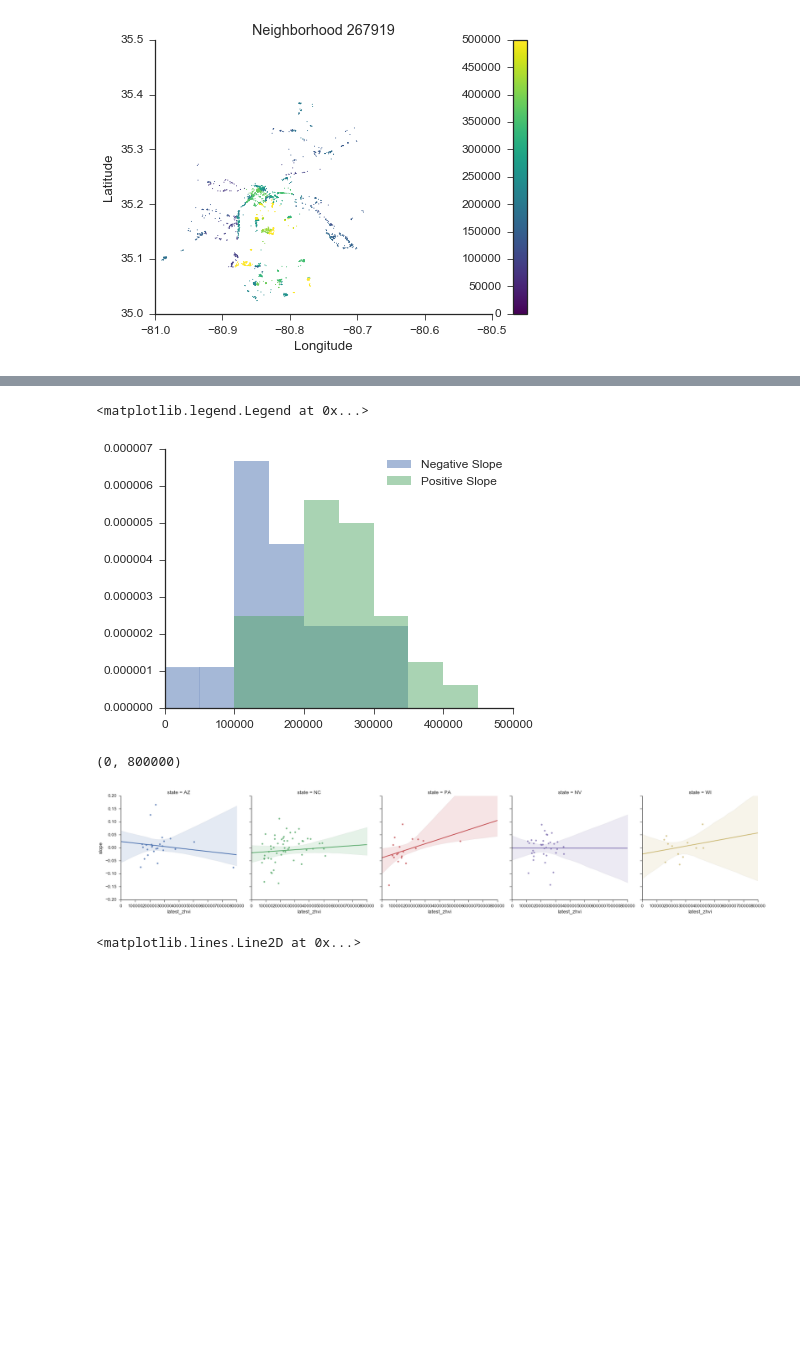
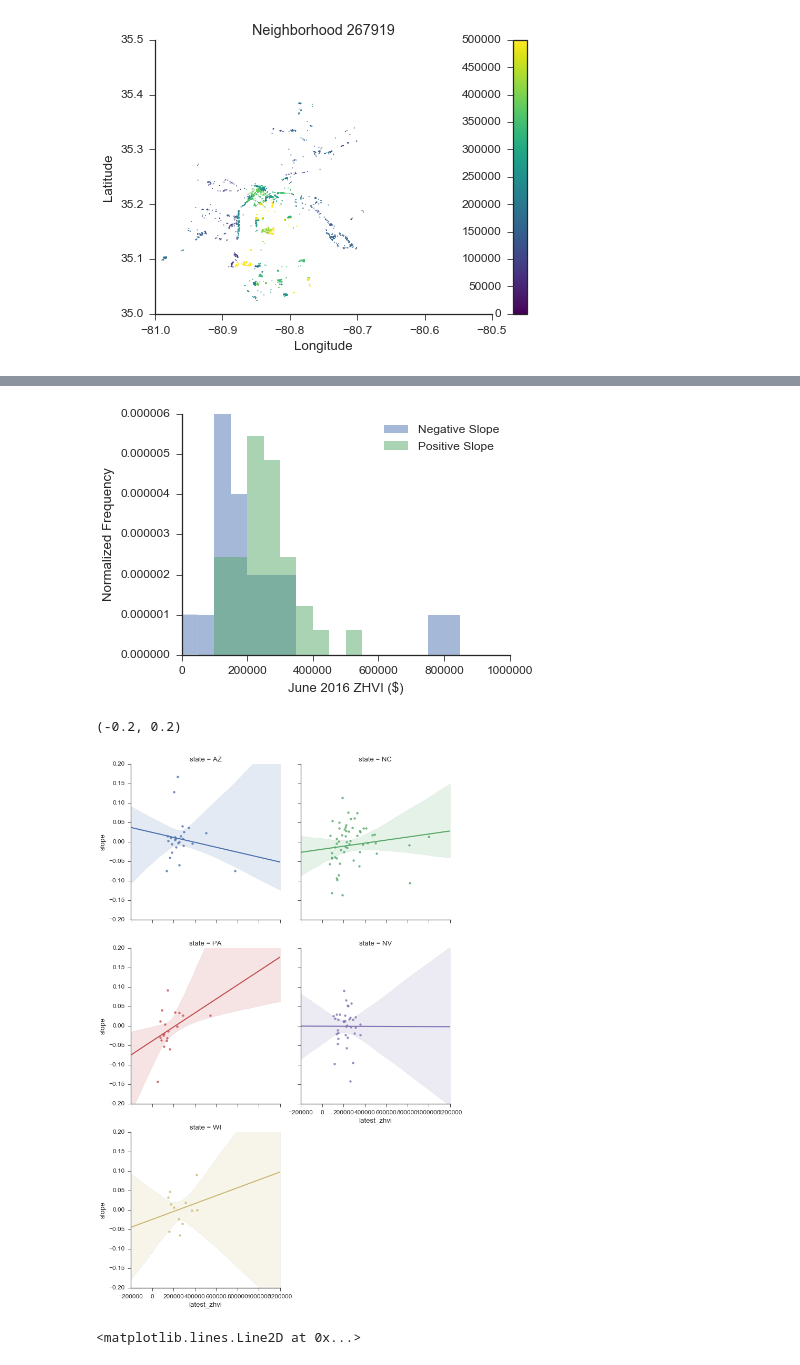
Before and after one commit to zihaoxu/jac_project, a Jupyter notebook: yelp_zillow.ipynb, the cells around one changed output, grey strips where cells are left out. Drawn from its saved outputs; the diff is of its cells as text; code cells hidden in the pictures; blank space fills up the shorter version.

```diff
--- a/yelp_zillow.ipynb
+++ b/yelp_zillow.ipynb
@@ -134,7 +134,7 @@ d['R'].head()
 The first operation we will perform is the filtration of the data, to only include certain neighborhoods, businesses, and users. We usually want to apply filters to remove users and businesses with a small number of reviews.
 # %%
 #begin filtration of data based on multiple criteria
-min_reviews_per_business = 5
+min_reviews_per_business = 10
 min_reviews_per_user = 1
 min_business_per_neighborhood = 20
 
@@ -471,7 +471,7 @@ fit_params = pd.DataFrame(fit_params)
 bus_fit_params = defaultdict(list)
 
 
-for ids in np.unique(d['B']['business_id']): #for the unique business IDs
+for ids in np.unique(d['B']['business_id'])[0:100]: #for the unique business IDs
     r = d['R'][d['R']['business_id'] == ids]
     wls = sm.WLS(r['stars'], sm.add_constant(r['year'])).fit()
 
@@ -479,6 +479,8 @@ for ids in np.unique(d['B']['business_id']): #for the unique business IDs
     bus_fit_params['slope'].append(wls.params['year'])
     bus_fit_params['p_value'].append(wls.pvalues['year'])
     bus_fit_params['slope_err'].append(wls.bse['year'])
+    bus_fit_params['min_year'].append(min(r['year']))
+    bus_fit_params['max_year'].append(max(r['year']))
 
     #plt.figure()
     #plt.scatter(r['year'], r['stars'])
@@ -569,21 +576,24 @@ plt.xlabel('June 2016 ZHVI ($)')
 [figure]
 # %%
 plt.hist(d['NS'][(d['NS']['c_hyp'] == True) & (d['NS']['slope'] < 0)]['latest_zhvi'],\
-         normed = True, range = [0,500000], lw = 0, bins = 10, alpha = 0.5, label = 'Negative Slope')
+         normed = True, range = [0,1000000], lw = 0, bins = 20, alpha = 0.5, label = 'Negative Slope')
 plt.hist(d['NS'][(d['NS']['c_hyp'] == True) & (d['NS']['slope'] > 0)]['latest_zhvi'],\
-         normed = True, range = [0,500000], lw = 0, bins = 10, alpha = 0.5, label = 'Positive Slope')
+         normed = True, range = [0,1000000], lw = 0, bins = 20, alpha = 0.5, label = 'Positive Slope')
 sns.despine()
 plt.legend()
+plt.xlabel('June 2016 ZHVI ($)')
+plt.ylabel('Normalized Frequency')
+plt.savefig('ratings_trend_hist.png', fmt = 'png', dpi = 300)
 # %% [output]
-<matplotlib.legend.Legend at 0x...>
-[figure, old version]
+[figure, new version]
 # %%
-sns.lmplot(data = d['NS'], x = 'latest_zhvi', y = 'slope', hue = 'state', col = 'state', fit_reg = True)
+sns.lmplot(data = d['NS'], x = 'latest_zhvi', y = 'slope',\
+           hue = 'state', col = 'state', fit_reg = True, col_wrap = 2)
 plt.ylim(-0.2,0.2)
-plt.xlim(0,800000)
+#plt.xlim(0,800000)
 # %% [output]
-(0, 800000)
+(-0.2, 0.2)
-[figure, old version]
+[figure, new version]
 # %%
 sns.jointplot(data = d['NS'], x = 'latest_zhvi', y = 'slope', kind = 'kde', shade = True, n_levels = 300)
 plt.ylim(-0.2,0.2)
```
Also changed, not shown: parts of 2 cells of this notebook, 4 other files.
